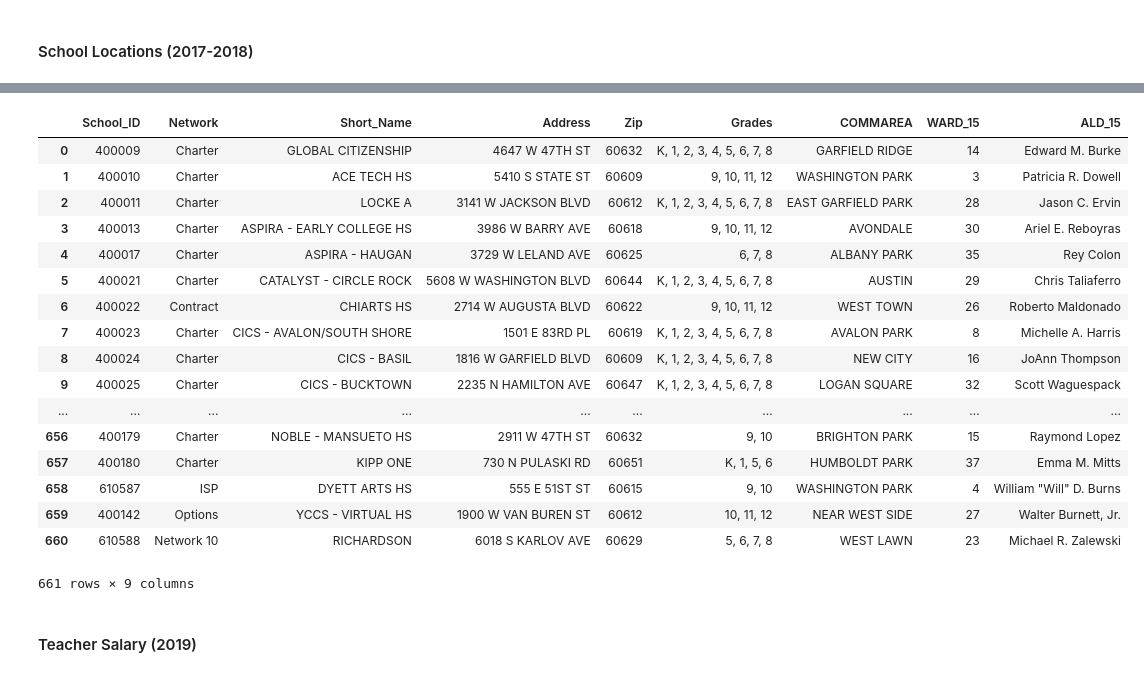
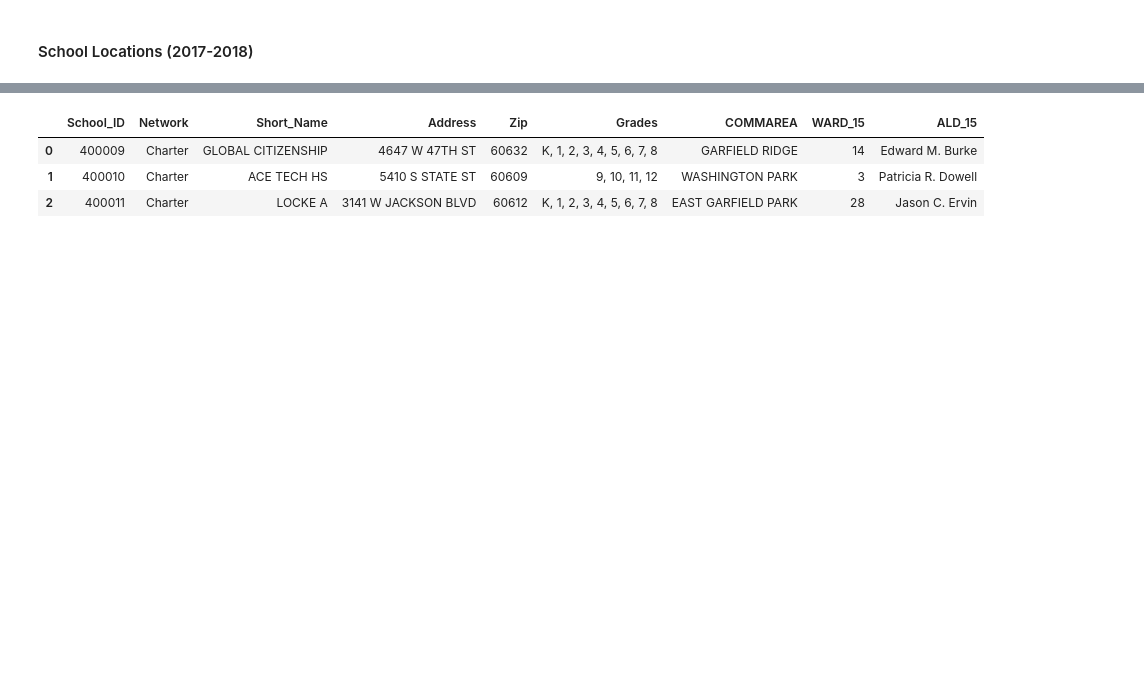
Before and after one commit to kathleengraham/chicago-public-school-ETL, a Jupyter notebook: cps-etl.ipynb, the cells around one changed output, grey strips where cells are left out. Drawn from its saved outputs; the diff is of its cells as text; code cells hidden in the pictures; blank space fills up the shorter version.

Commit message:
completed transform and created database and schema

```diff
--- a/cps-etl.ipynb
+++ b/cps-etl.ipynb
@@ -133,25 +98,9 @@ school_locations_df
 # %%
-# transform school locations data frame here
+# transform school locations data frame
 locations_df = school_locations_df[['School_ID', 'Network', 'Short_Name', 'Address', 'Zip', 'Grades', 'COMMAREA', 'WARD_15', 'ALD_15']]
-locations_df
+locations_df.head(3)
 # %% [output]
 |  | School_ID | Network | Short_Name | Address | Zip | Grades | COMMAREA | WARD_15 | ALD_15 |
 | 0 | 400009 | Charter | GLOBAL CITIZENSHIP | 4647 W 47TH ST | 60632 | K, 1, 2, 3, 4, 5, 6, 7, 8 | GARFIELD RIDGE | 14 | Edward M. Burke |
 | 1 | 400010 | Charter | ACE TECH HS | 5410 S STATE ST | 60609 | 9, 10, 11, 12 | WASHINGTON PARK | 3 | Patricia R. Dowell |
 | 2 | 400011 | Charter | LOCKE A | 3141 W JACKSON BLVD | 60612 | K, 1, 2, 3, 4, 5, 6, 7, 8 | EAST GARFIELD PARK | 28 | Jason C. Ervin |
-| 3 | 400013 | Charter | ASPIRA - EARLY COLLEGE HS | 3986 W BARRY AVE | 60618 | 9, 10, 11, 12 | AVONDALE | 30 | Ariel E. Reboyras |
-| 4 | 400017 | Charter | ASPIRA - HAUGAN | 3729 W LELAND AVE | 60625 | 6, 7, 8 | ALBANY PARK | 35 | Rey Colon |
-| 5 | 400021 | Charter | CATALYST - CIRCLE ROCK | 5608 W WASHINGTON BLVD | 60644 | K, 1, 2, 3, 4, 5, 6, 7, 8 | AUSTIN | 29 | Chris Taliaferro |
-| 6 | 400022 | Contract | CHIARTS HS | 2714 W AUGUSTA BLVD | 60622 | 9, 10, 11, 12 | WEST TOWN | 26 | Roberto Maldonado |
-| 7 | 400023 | Charter | CICS - AVALON/SOUTH SHORE | 1501 E 83RD PL | 60619 | K, 1, 2, 3, 4, 5, 6, 7, 8 | AVALON PARK | 8 | Michelle A. Harris |
-| 8 | 400024 | Charter | CICS - BASIL | 1816 W GARFIELD BLVD | 60609 | K, 1, 2, 3, 4, 5, 6, 7, 8 | NEW CITY | 16 | JoAnn Thompson |
-| 9 | 400025 | Charter | CICS - BUCKTOWN | 2235 N HAMILTON AVE | 60647 | K, 1, 2, 3, 4, 5, 6, 7, 8 | LOGAN SQUARE | 32 | Scott Waguespack |
-| ... | ... | ... | ... | ... | ... | ... | ... | ... | ... |
-| 656 | 400179 | Charter | NOBLE - MANSUETO HS | 2911 W 47TH ST | 60632 | 9, 10 | BRIGHTON PARK | 15 | Raymond Lopez |
-| 657 | 400180 | Charter | KIPP ONE | 730 N PULASKI RD | 60651 | K, 1, 5, 6 | HUMBOLDT PARK | 37 | Emma M. Mitts |
-| 658 | 610587 | ISP | DYETT ARTS HS | 555 E 51ST ST | 60615 | 9, 10 | WASHINGTON PARK | 4 | William "Will" D. Burns |
-| 659 | 400142 | Options | YCCS - VIRTUAL HS | 1900 W VAN BUREN ST | 60612 | 10, 11, 12 | NEAR WEST SIDE | 27 | Walter Burnett, Jr. |
-| 660 | 610588 | Network 10 | RICHARDSON | 6018 S KARLOV AVE | 60629 | 5, 6, 7, 8 | WEST LAWN | 23 | Michael R. Zalewski |
-661 rows × 9 columns
-# %% [markdown]
-#### Teacher Salary (2019)
```
Also changed, not shown: parts of 18 cells of this notebook, 3 other files.
